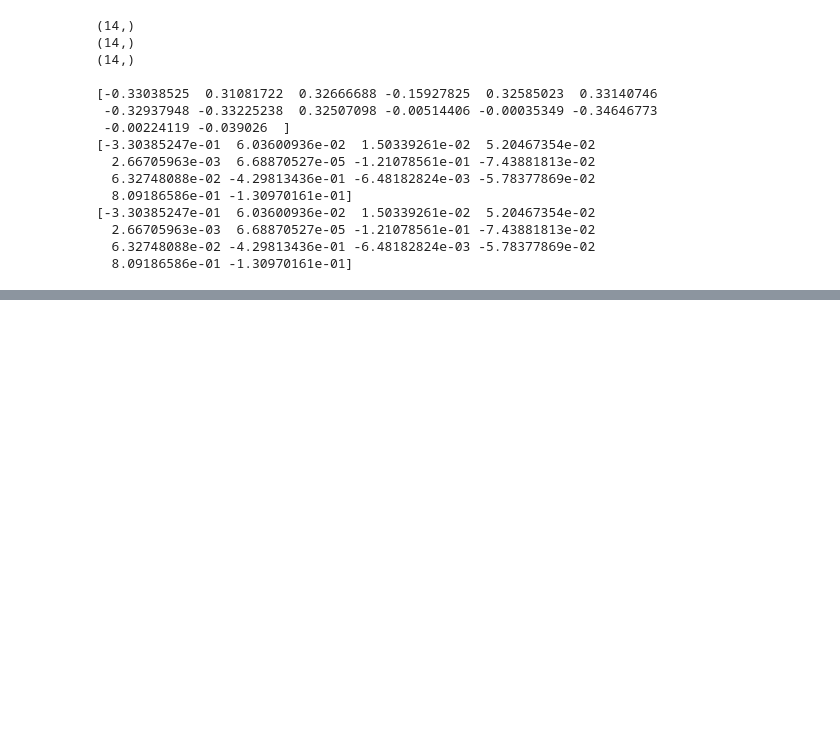
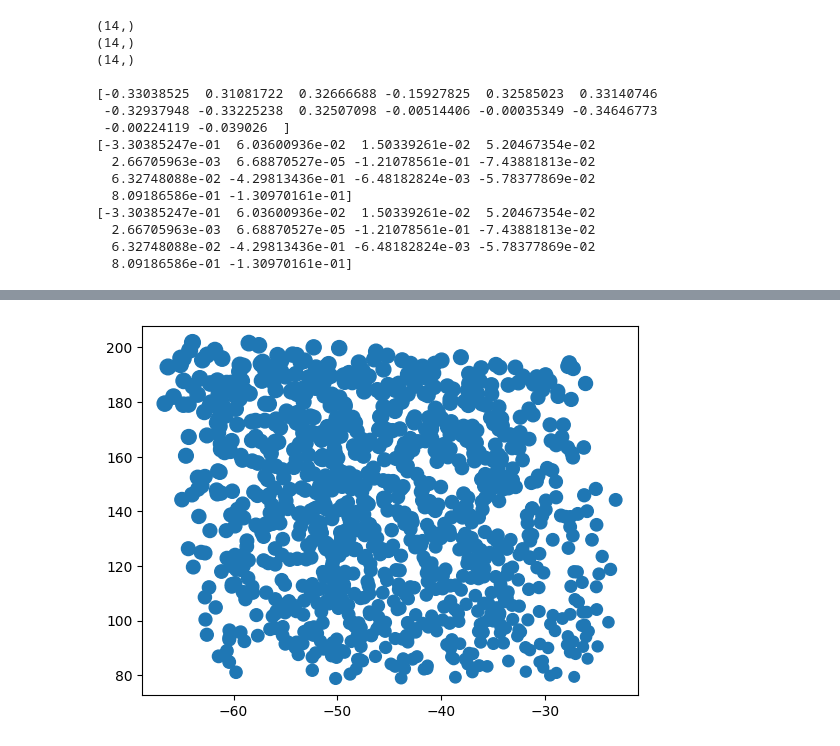
Before and after one commit to Donda-Khumalo/Donda-Khumalo-Portfolio, a Jupyter notebook: Emotional Monitoring2.ipynb, the cells around one changed output, grey strips where cells are left out. Saved outputs shown, nothing was run; the diff lists cells and outputs as text; code cells hidden in the pictures; blank space fills up the shorter version.

```diff
--- a/Emotional Monitoring2.ipynb
+++ b/Emotional Monitoring2.ipynb
@@ -234,0 +371,5 @@ axis[0].shape
+# %%
+plt.scatter(axis[0], axis[1], axis[2])
+plt.show()
+# %% [output]
+[figure, added]
```
Also changed, not shown: parts of 23 cells of this notebook.
